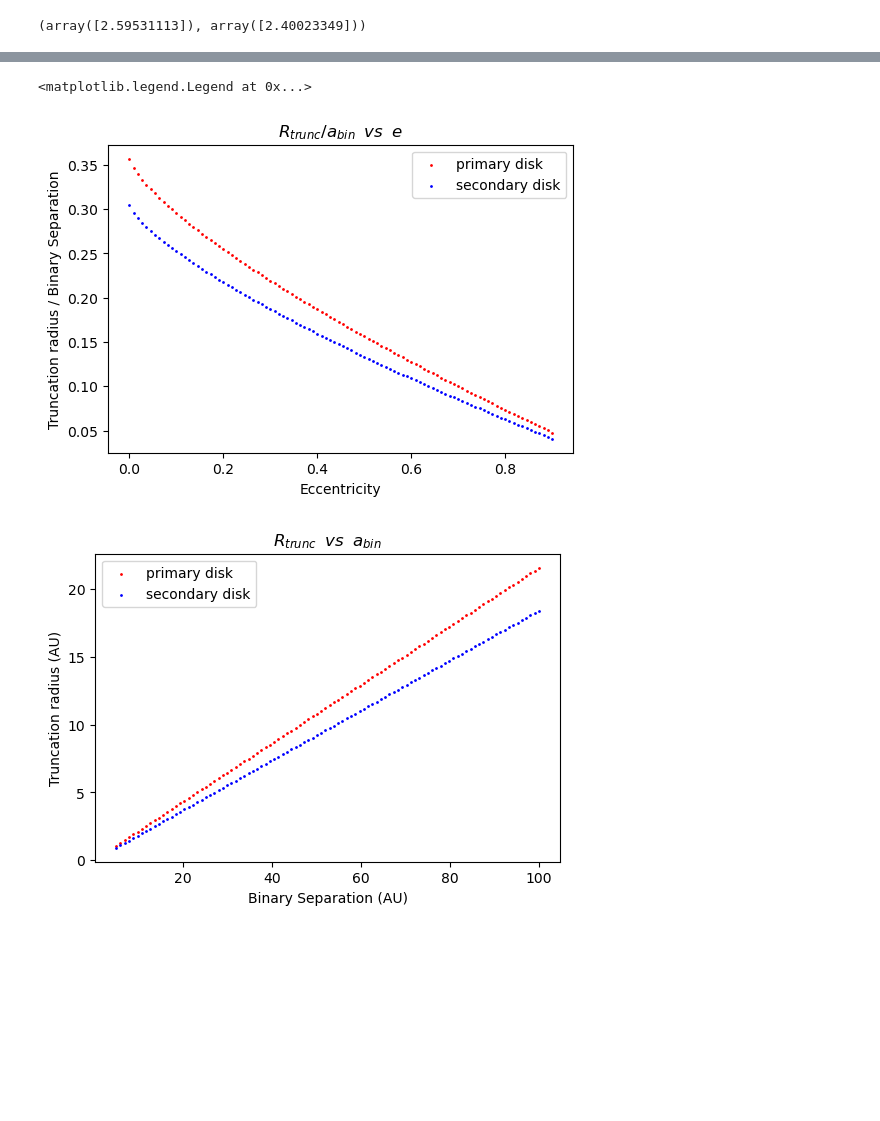
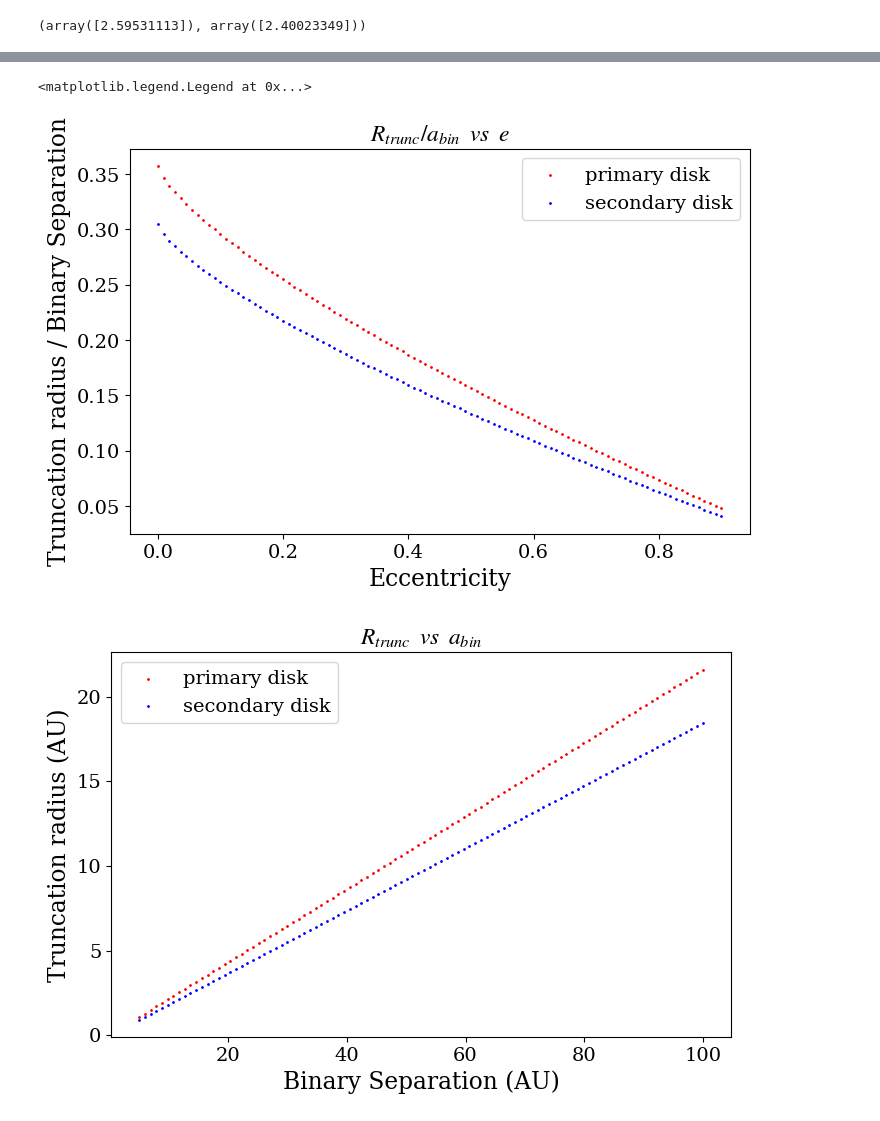
Before and after one commit to Chartman25/UnigeMasters, a Jupyter notebook: Astrophysics_Lab_Disc_Truncation/Oh_yeah_its_all_coming_together.ipynb, the cells around one changed output, grey strips where cells are left out. Saved outputs shown, nothing was run; the diff lists cells and outputs as text; code cells hidden in the pictures; blank space fills up the shorter version.

```diff
--- a/Astrophysics_Lab_Disc_Truncation/Oh_yeah_its_all_coming_together.ipynb
+++ b/Astrophysics_Lab_Disc_Truncation/Oh_yeah_its_all_coming_together.ipynb
@@ -6,6 +6,14 @@ from scipy.optimize import curve_fit
 import itertools
 import corner
 import APL1_functions as AC
+
+
+plt.rcParams.update({
+    'font.family': 'serif',
+    'font.size': 14,
+    'axes.labelsize': 'large',
+    'mathtext.fontset': 'stix'
+})
 # %%
 
 # Aspect ratios at different alphas for targets at [10, 15, 20, 25, 30]
@@ -247,7 +257,7 @@ trunc_sec = 0.97685991
 M1=.99 # Mass of star 1 in solar masses
 M2=.7# Mass of Star 2 in solar masses
 e=.31 # Eccentricity of system
-abin=5.3 # Semi-major Axis of system
+abin=300 # Semi-major Axis of system
 alpha1=[1e-3]
 
 trunc_prim, trunc_sec = AC.truncation_radius(alpha1, aspect_ratio, M1,M2,e,abin,b,c, re_idx=0, plotting=True)
@@ -329,7 +339,7 @@ for ii in range(len(alpha_dependence)):
 # %%
 # trunc radius /abin
 # %%
-plt.subplots(figsize=(6, 4))
+plt.subplots(figsize=(8, 5))
 plt.scatter(e_dependence, trunc_primary_e_dep, color='r', s=1, label='primary disk')
 plt.scatter(e_dependence, trunc_secondary_e_dep, color='b', s=1, label='secondary disk')
 plt.xlabel('Eccentricity')
@@ -337,7 +347,7 @@ plt.ylabel('Truncation radius / Binary Separation')
 plt.title(r'$R_{trunc}/a_{bin}\;\;vs\;\;e$')
 plt.legend()
 
-plt.subplots(figsize=(6, 4))
+plt.subplots(figsize=(8, 5))
 plt.scatter(abin_dependence, trunc_primary_abin_dep, color='r', s=1, label='primary disk')
 plt.scatter(abin_dependence, trunc_secondary_abin_dep, color='b', s=1, label='secondary disk')
 plt.xlabel('Binary Separation (AU)')
@@ -345,40 +355,40 @@ plt.ylabel('Truncation radius (AU)')
 plt.title(r'$R_{trunc}\;\;vs\;\;a_{bin}$')
 plt.legend()
 
-plt.subplots(figsize=(6, 4))
+plt.subplots(figsize=(8, 5))
 plt.scatter(mu_vals, trunc_primary_mu_dep, color='r', s=1, label='primary disk')
 plt.scatter(mu_vals, trunc_secondary_mu_dep, color='b', s=1, label='secondary disk')
 plt.xlabel(r'Reduced Mass ($\mu$)')
 plt.ylabel('Truncation radius / Binary Separation')
 plt.title(r'$R_{trunc}/a_{bin}\;\;vs\;\;\mu$')
 plt.legend()
 
-plt.subplots(figsize=(6, 4))
+plt.subplots(figsize=(8, 5))
 plt.scatter(q_vals, trunc_primary_q_dep, color='cyan', s=1, label='primary disk')
 plt.scatter(.2, .45, color='b', s=10)
 plt.scatter(.4, .41, color='b', s=10)
 plt.scatter(.6, .37, color='b', s=10)
 plt.scatter(.8, .35, color='b', s=10)
 plt.scatter(1, .33, color='y', s=10)
 plt.scatter(q_vals, trunc_secondary_q_dep, color='red', s=1, label='Secondary')
 plt.scatter(.2, .215, color='r', s=10)
 plt.scatter(.4, .25, color='r', s=10)
 plt.scatter(.6, .29, color='r', s=10)
 plt.scatter(.8, .31, color='r', s=10)
 plt.scatter(1, .33, color='y', s=10)
 plt.xlabel(r'Mass ratio $q = M_2 / M_1$')
 plt.ylabel('Truncation radius / Binary Separation')
 plt.title(r'$R_{trunc}/a_{bin}\;\;vs\;\;q$')
 plt.legend()
 
-plt.subplots(figsize=(6, 4))
+plt.subplots(figsize=(8, 6))
 plt.scatter(alpha_dependence, trunc_primary_alpha_dep, color='r', s=1, label='primary disk')
 plt.scatter(alpha_dependence, trunc_secondary_alpha_dep, color='b', s=1, label='secondary disk')
 plt.xlabel(r'Alpha ($\alpha$)')
 plt.ylabel('Truncation radius / Binary Separation')
 plt.title(r'$R_{trunc}/a_{bin}\;\;vs\;\;\alpha$')
 plt.legend()
 # %% [output]
 <matplotlib.legend.Legend at 0x...>
-[figure, old version]
+[figure, new version]
-[figure, old version]
+[figure, new version]
```
Also changed, not shown: parts of 10 cells of this notebook, 4 other files.
